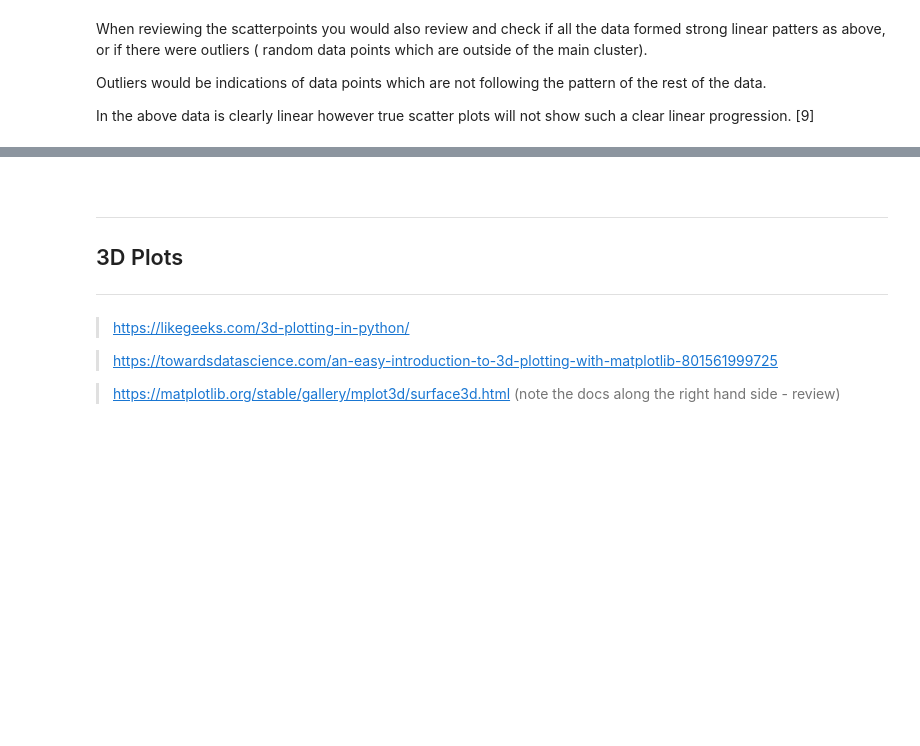
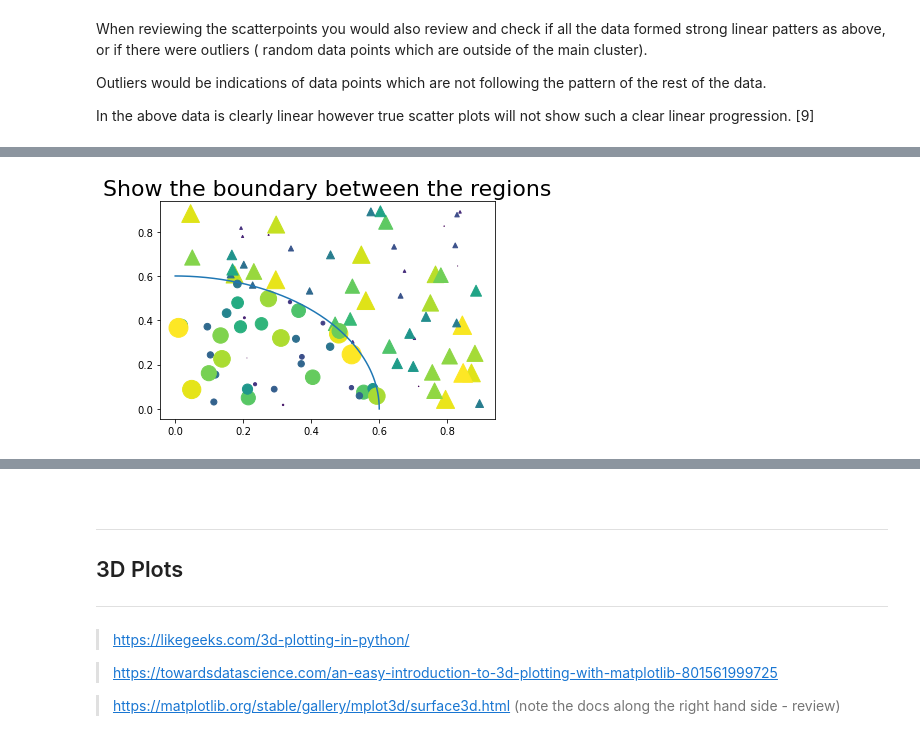
Before and after one commit to VCurry20/FDAProject2021, a Jupyter notebook: pyplot.ipynb, the cells around one changed output, grey strips where cells are left out. Cells and saved outputs as stored; diff of their text form; code cells hidden in the pictures; blank space fills up the shorter version.

```diff
--- a/pyplot.ipynb
+++ b/pyplot.ipynb
@@ -398,0 +462,15 @@ plt.rcParams['figure.figsize'] = [30, 10]
+# %%
+# set plot 2
+
+plt.figure()                                                      # plot data
+plt.scatter(x, y, s=area1, marker='^', c=c)                       # plot scatter - area 1 - with a triangle
+plt.scatter(x, y, s=area2, marker='o', c=c)                       # plot scatter - area 2 - with a circle
+plt.title('Show the boundary between the regions', fontsize=22)   # set title
+theta = np.arange(0, np.pi / 2, 0.01)                             # set angle
+plt.plot(r0 * np.cos(theta), r0 * np.sin(theta))                  # set plot with angled line
+
+plt.show()                                                        # show plot
+
+# [16][17]
+# %% [output]
+[figure, added]
```
Also changed, not shown: parts of 14 cells of this notebook, 1 other file.
